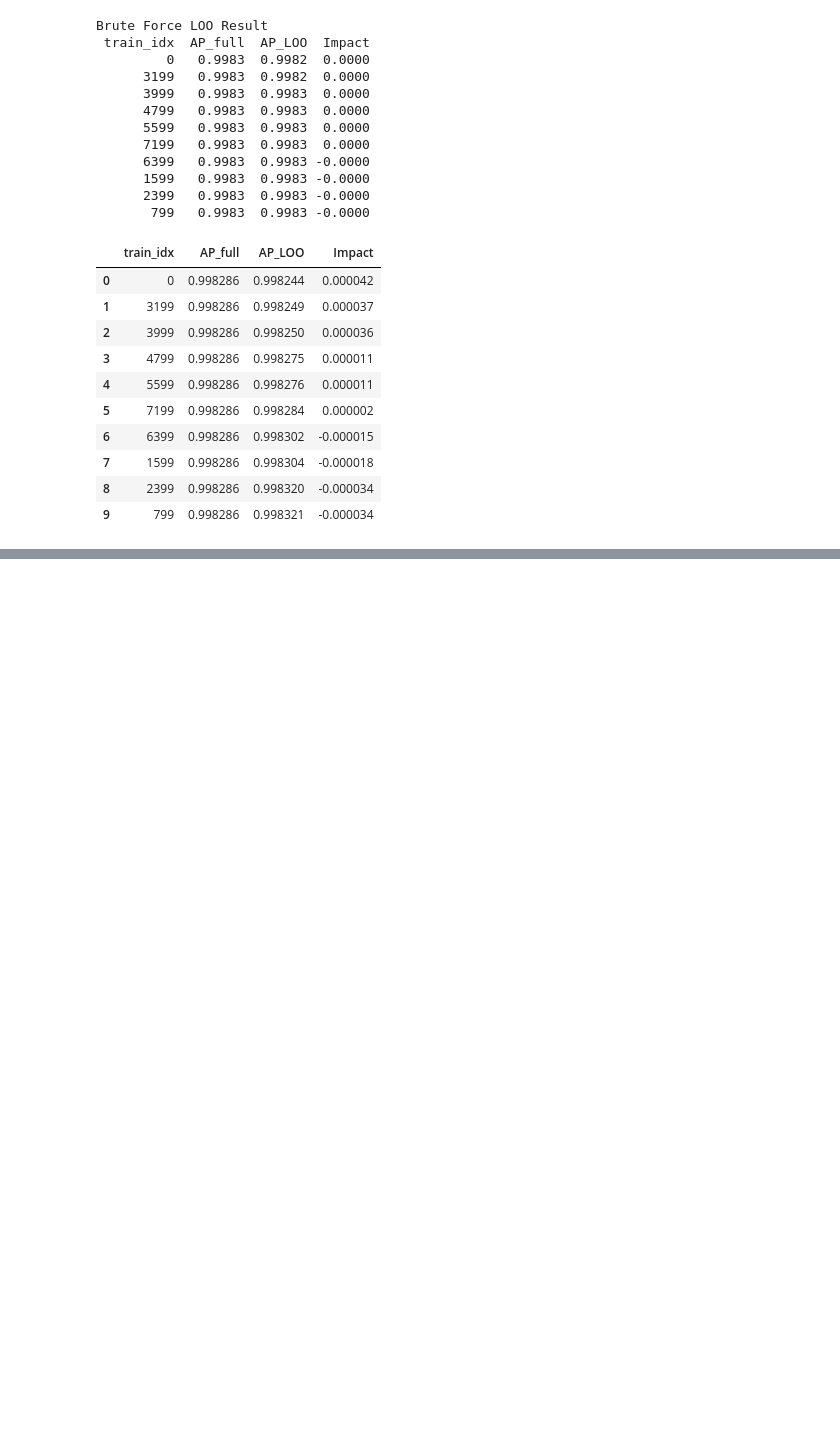
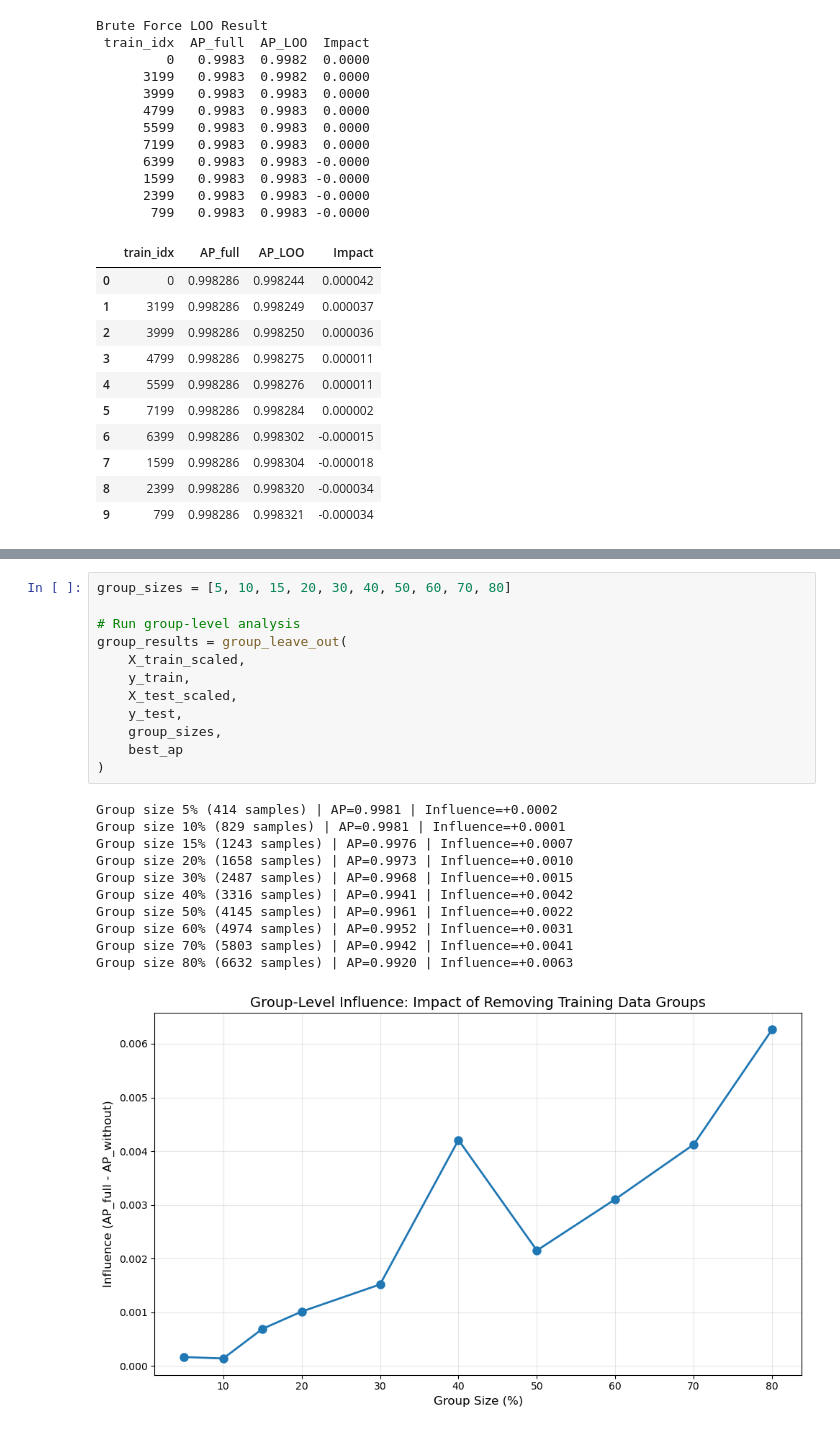
Before and after one commit to dannyd2083/CMPT980_A2, a Jupyter notebook: A2.ipynb, the cells around one changed output, grey strips where cells are left out. Saved outputs shown, nothing was run; the diff lists cells and outputs as text; blank space fills up the shorter version.

Commit message:
Part 3 random group

```diff
--- a/A2.ipynb
+++ b/A2.ipynb
@@ -263,0 +314,24 @@ Brute Force LOO Result
+# %%
+group_sizes = [5, 10, 15, 20, 30, 40, 50, 60, 70, 80]
+
+# Run group-level analysis
+group_results = group_leave_out(
+    X_train_scaled,
+    y_train,
+    X_test_scaled,
+    y_test,
+    group_sizes,
+    best_ap
+)
+# %% [output]
+Group size 5% (414 samples) | AP=0.9981 | Influence=+0.0002
+Group size 10% (829 samples) | AP=0.9981 | Influence=+0.0001
+Group size 15% (1243 samples) | AP=0.9976 | Influence=+0.0007
+Group size 20% (1658 samples) | AP=0.9973 | Influence=+0.0010
+Group size 30% (2487 samples) | AP=0.9968 | Influence=+0.0015
+Group size 40% (3316 samples) | AP=0.9941 | Influence=+0.0042
+Group size 50% (4145 samples) | AP=0.9961 | Influence=+0.0022
+Group size 60% (4974 samples) | AP=0.9952 | Influence=+0.0031
+Group size 70% (5803 samples) | AP=0.9942 | Influence=+0.0041
+Group size 80% (6632 samples) | AP=0.9920 | Influence=+0.0063
+[figure, added]
```
Also changed, not shown: parts of 4 cells of this notebook.
